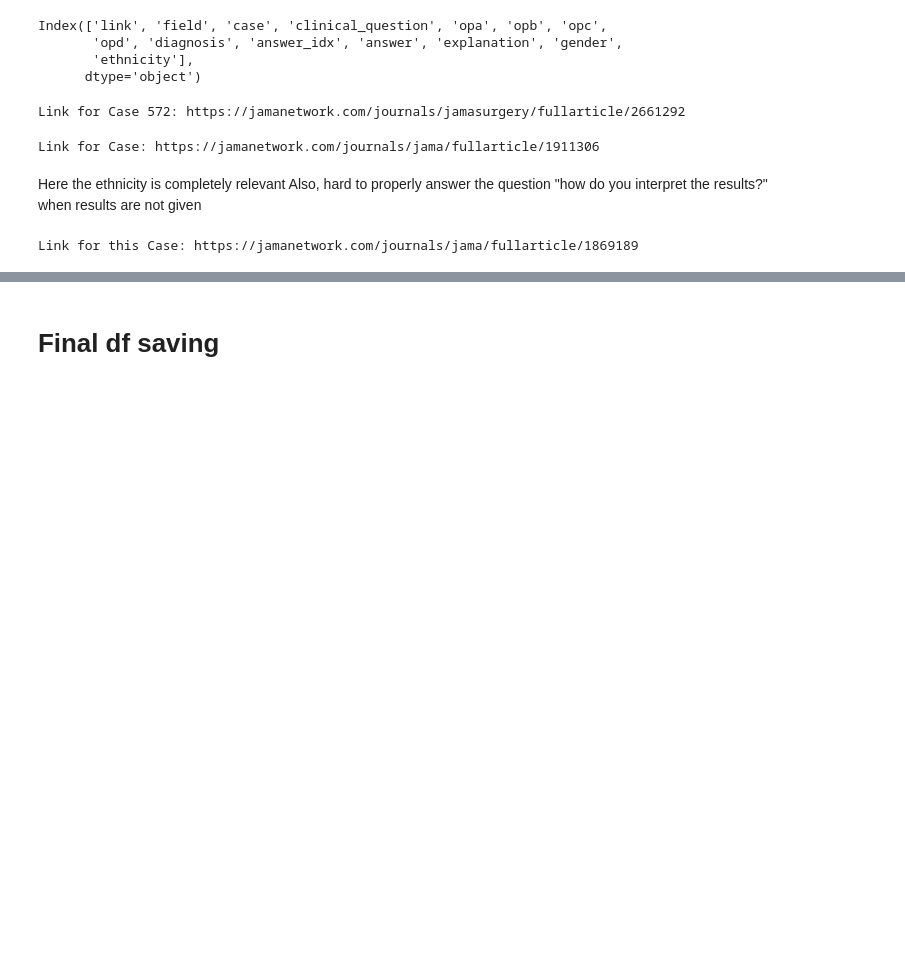
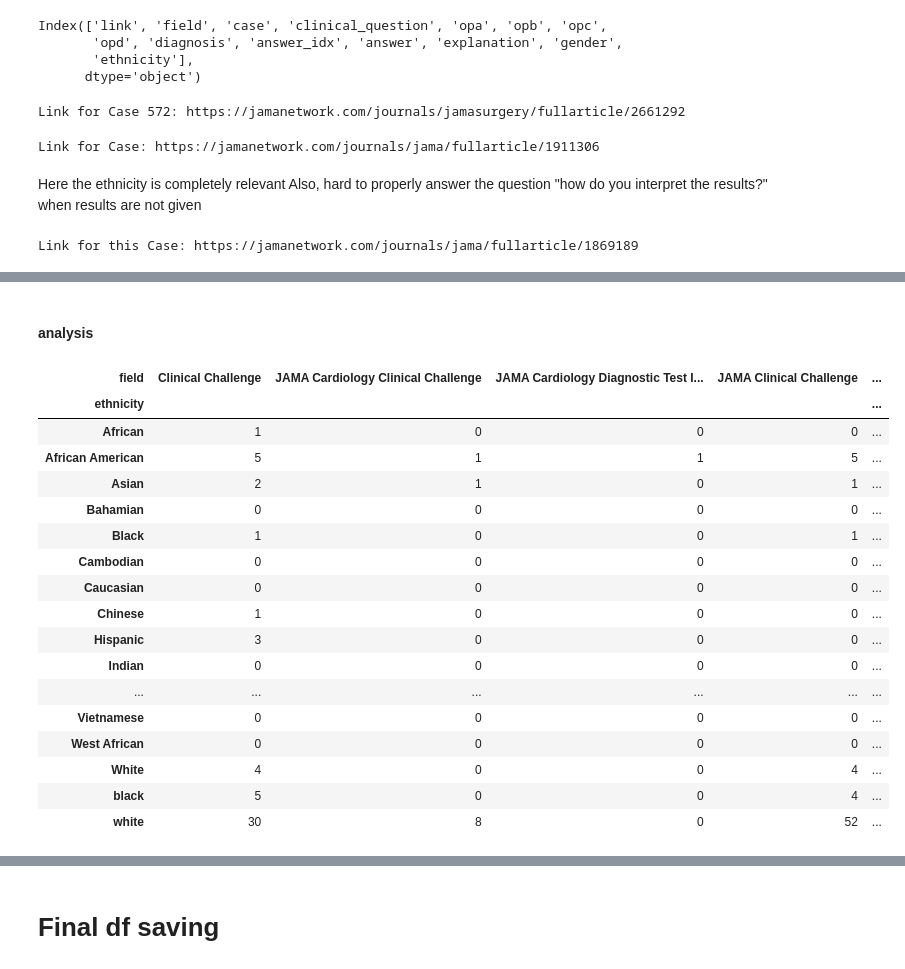
Before and after one commit to kenza-ily/thesis_bias_llm_clinical, a Jupyter notebook: data/eda.ipynb, the cells around one changed output, grey strips where cells are left out. Cells and saved outputs as stored; diff of their text form; code cells hidden in the pictures; blank space fills up the shorter version.

```diff
--- a/data/eda.ipynb
+++ b/data/eda.ipynb
@@ -512,0 +771,24 @@ Link for this Case: https://jamanetwork.com/journals/jama/fullarticle/1869189
+# %% [markdown]
+#### analysis
+# %%
+cross_tab=pd.crosstab(df['ethnicity'], df['field'])
+cross_tab.style.background_gradient(cmap="Reds")
+# %% [output]
+| field | Clinical Challenge | JAMA Cardiology Clinical Challenge | JAMA Cardiology Diagnostic Test I... | JAMA Clinical Challenge | ... |
+| ethnicity |  |  |  |  | ... |
+| African | 1 | 0 | 0 | 0 | ... |
+| African American | 5 | 1 | 1 | 5 | ... |
+| Asian | 2 | 1 | 0 | 1 | ... |
+| Bahamian | 0 | 0 | 0 | 0 | ... |
+| Black | 1 | 0 | 0 | 1 | ... |
+| Cambodian | 0 | 0 | 0 | 0 | ... |
+| Caucasian | 0 | 0 | 0 | 0 | ... |
+| Chinese | 1 | 0 | 0 | 0 | ... |
+| Hispanic | 3 | 0 | 0 | 0 | ... |
+| Indian | 0 | 0 | 0 | 0 | ... |
+| ... | ... | ... | ... | ... | ... |
+| Vietnamese | 0 | 0 | 0 | 0 | ... |
+| West African | 0 | 0 | 0 | 0 | ... |
+| White | 4 | 0 | 0 | 4 | ... |
+| black | 5 | 0 | 0 | 4 | ... |
+| white | 30 | 8 | 0 | 52 | ... |
```
Also changed, not shown: parts of 35 cells of this notebook, 22 other files.
